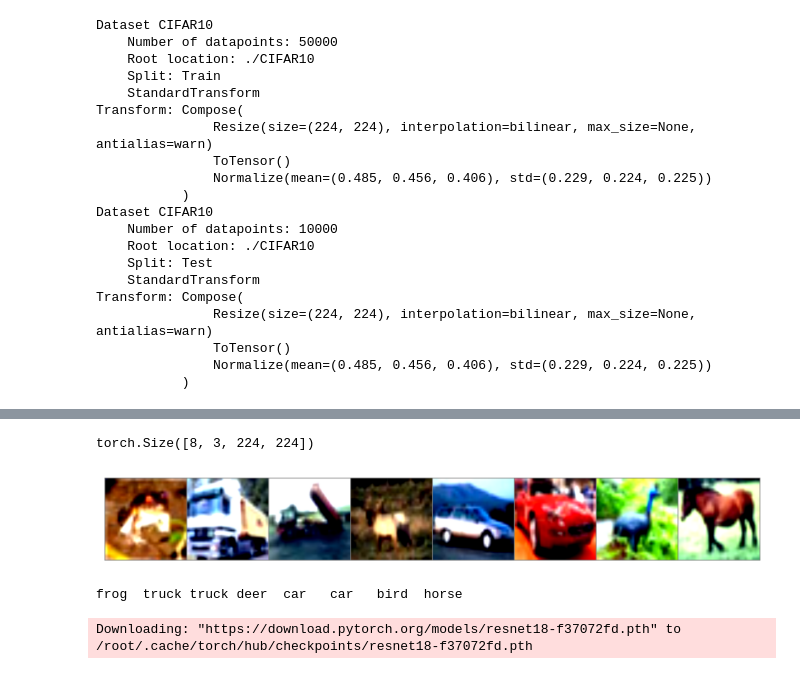
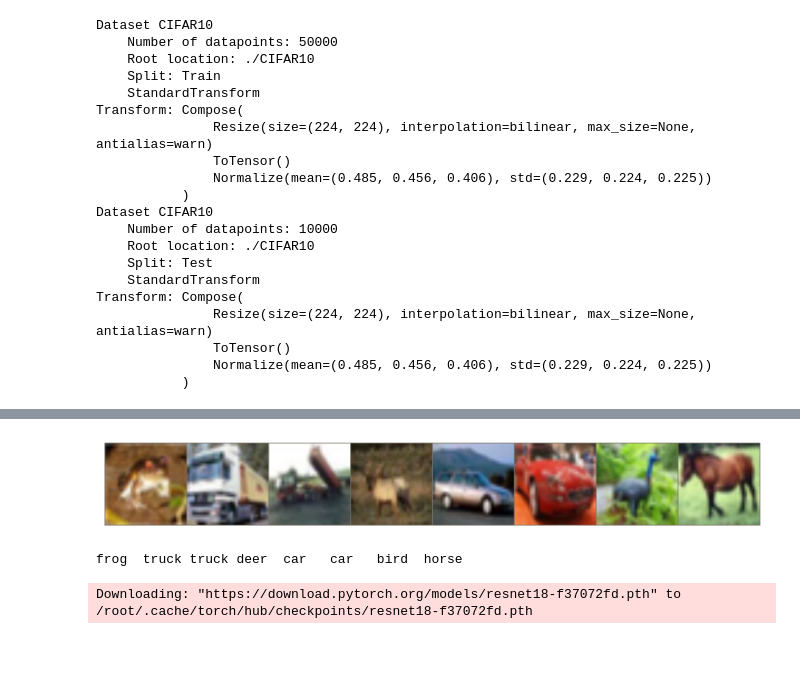
Before and after one commit to JJerry12/Deep-Learning-for-Computer-Vision, a Jupyter notebook: CIFAR10_classification_pytorch/CIFAR10_ResNet_pytorch.ipynb, the cells around one changed output, grey strips where cells are left out. Cells and saved outputs as stored; diff of their text form; code cells hidden in the pictures.

```diff
--- a/CIFAR10_classification_pytorch/CIFAR10_ResNet_pytorch.ipynb
+++ b/CIFAR10_classification_pytorch/CIFAR10_ResNet_pytorch.ipynb
@@ -91,8 +91,12 @@ classes = ('plane', 'car', 'bird', 'cat', 'deer',
 # %%
 # Function of showing images
 def imshow(img):
-    img = img * 0.5 + 0.5  # 還原圖像
-    npimg = img.numpy()
+    img_tensor = torch.tensor(img)
+    inv_normalize = T.Normalize((-0.485/0.229, -0.456/0.224, -0.406/0.225),  # 還原圖像
+    (1/0.229, 1/0.224, 1/0.225))
+    inv_tensor = inv_normalize(img_tensor)
+
+    npimg = inv_tensor.numpy()
     plt.imshow(np.transpose(npimg, (1, 2, 0)))  # 顏色換至最後一維(32x32x3 -> 3x32x32)
     plt.axis('off')
     plt.show()
@@ -115,6 +119,5 @@ WARNING:matplotlib.image:Clipping input data to the valid range for imshow with
+[figure, new version]
-torch.Size([8, 3, 224, 224])
+frog  truck truck deer  car   car   bird  horse
-[figure, old version]
-frog  truck truck deer  car   car   bird  horse
 # %%
 # Build Model
 # Transfer Learning
```
Also changed, not shown: parts of 6 cells of this notebook.
